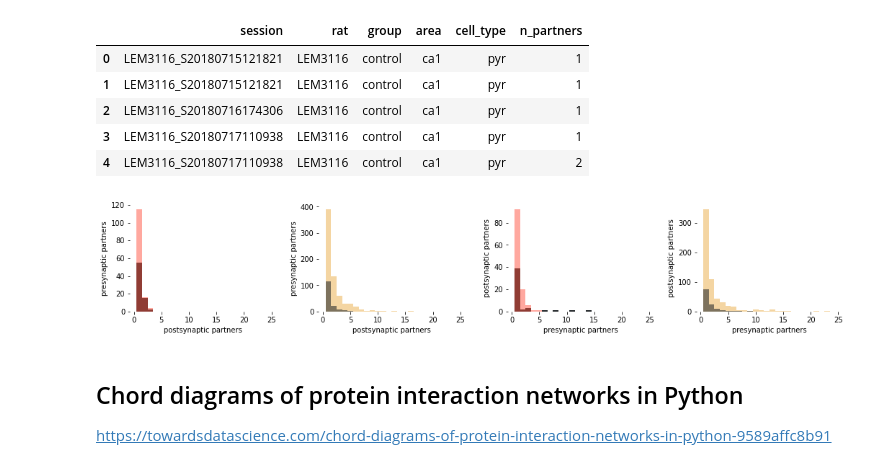
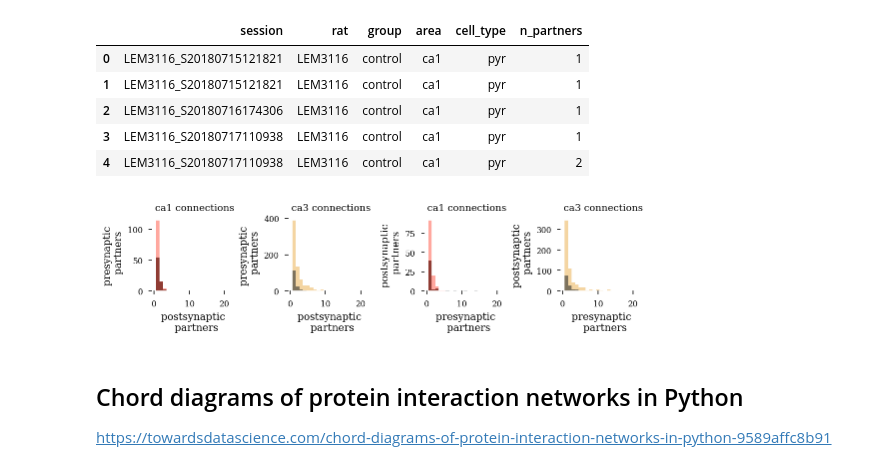
Before and after one commit to ryanharvey1/cell_assembly_replay, a Jupyter notebook: notebooks/monosynaptic.ipynb, the cells around one changed output. Drawn from its saved outputs; the diff is of its cells as text; code cells hidden in the pictures.

```diff
--- a/notebooks/monosynaptic.ipynb
+++ b/notebooks/monosynaptic.ipynb
@@ -381,3 +381,20 @@ prop_df.to_csv(r'F:\Projects\PAE_PlaceCell\analysis\monosynaptic\post_processed\
 | 3 | LEM3116_S20180717203042 | LEM3116 | control | ca1 | 1.000000 | 10 |
 | 4 | LEM3116_S20180718184628 | LEM3116 | control | ca1 | 0.428571 | 7 |
 [figure]
+# %%
+tex_fonts = {
+#     # Use LaTeX to write all text
+#     "text.usetex": True,
+    "font.family": "serif",
+    # Use 10pt font in plots, to match 10pt font in document
+    "axes.labelsize": 10,
+    "font.size": 10,
+    # Make the legend/label fonts a little smaller
+    "legend.fontsize": 8,
+    "xtick.labelsize": 8,
+    "ytick.labelsize": 8
+}
+plt.style.use('seaborn-paper')
+plt.rcParams.update(tex_fonts)
+
+%config InlineBackend.figure_format = 'retina'
@@ -463,33 +568,48 @@ display(post_df.head())
 pre_df.to_csv(r'F:\Projects\PAE_PlaceCell\analysis\monosynaptic\post_processed\pre_df.csv')
 post_df.to_csv(r'F:\Projects\PAE_PlaceCell\analysis\monosynaptic\post_processed\post_df.csv')
 # %%
-fig, axs = plt.subplots(1,4, figsize=functions.set_size('thesis', fraction=3, subplots=(1, 4)), edgecolor='k')
-fig.subplots_adjust(hspace = 0, wspace=.3)
+pre_df = pd.read_csv(r'F:\Projects\PAE_PlaceCell\analysis\monosynaptic\post_processed\pre_df.csv')
+post_df = pd.read_csv(r'F:\Projects\PAE_PlaceCell\analysis\monosynaptic\post_processed\post_df.csv')
+
+fig, axs = plt.subplots(1,4, figsize=functions.set_size('thesis', fraction=1.5, subplots=(1, 4)), edgecolor='k')
+fig.subplots_adjust(hspace = 0, wspace=.6)
 axs = axs.ravel()
 
-axs[0].hist(post_df.n_partners[(post_df.group == 'control') & (post_df.area == 'ca1')],bins=np.arange(.5,25),color=group_colors['controlca1'])
-axs[0].hist(post_df.n_partners[(post_df.group == 'pae') & (post_df.area == 'ca1')],bins=np.arange(.5,25),color=group_colors['paeca1'],alpha=.5)
-axs[0].set_xlabel('postsynaptic partners')
-axs[0].set_ylabel('presynaptic partners')
+bins = np.arange(.5,23)
+# bins = np.logspace(np.log(bins[0]),np.log(bins[-1]),len(bins))
 
-axs[1].hist(post_df.n_partners[(post_df.group == 'control') & (post_df.area == 'ca3')],bins=np.arange(.5,25),color=group_colors['controlca3'])
-axs[1].hist(post_df.n_partners[(post_df.group == 'pae') & (post_df.area == 'ca3')],bins=np.arange(.5,25),color=group_colors['paeca3'],alpha=.5)
-axs[1].set_xlabel('postsynaptic partners')
-axs[1].set_ylabel('presynaptic partners')
+axs[0].hist(post_df.n_partners[(post_df.group == 'control') & (post_df.area == 'ca1')],bins=bins,color=group_colors['controlca1'])
+axs[0].hist(post_df.n_partners[(post_df.group == 'pae') & (post_df.area == 'ca1')],bins=bins,color=group_colors['paeca1'],alpha=.5)
+axs[0].set_xlabel('postsynaptic \n partners')
+axs[0].set_ylabel('presynaptic \n partners')
 
-axs[2].hist(pre_df.n_partners[(pre_df.group == 'control') & (pre_df.area == 'ca1')],bins=np.arange(.5,25),color=group_colors['controlca1'])
-axs[2].hist(pre_df.n_partners[(pre_df.group == 'pae') & (pre_df.area == 'ca1')],bins=np.arange(.5,25),color=group_colors['paeca1'],alpha=.5)
-axs[2].set_ylabel('postsynaptic partners')
-axs[2].set_xlabel('presynaptic partners')
+axs[1].hist(post_df.n_partners[(post_df.group == 'control') & (post_df.area == 'ca3')],bins=np.arange(.5,23),color=group_colors['controlca3'])
+axs[1].hist(post_df.n_partners[(post_df.group == 'pae') & (post_df.area == 'ca3')],bins=np.arange(.5,23),color=group_colors['paeca3'],alpha=.5)
+axs[1].set_xlabel('postsynaptic \n partners')
+axs[1].set_ylabel('presynaptic \n partners')
 
-axs[3].hist(pre_df.n_partners[(pre_df.group == 'control') & (pre_df.area == 'ca3')],bins=np.arange(.5,25),color=group_colors['controlca3'])
-axs[3].hist(pre_df.n_partners[(pre_df.group == 'pae') & (pre_df.area == 'ca3')],bins=np.arange(.5,25),color=group_colors['paeca3'],alpha=.5)
-axs[3].set_ylabel('postsynaptic partners')
-axs[3].set_xlabel('presynaptic partners')
+axs[2].hist(pre_df.n_partners[(pre_df.group == 'control') & (pre_df.area == 'ca1')],bins=np.arange(.5,23),color=group_colors['controlca1'])
+axs[2].hist(pre_df.n_partners[(pre_df.group == 'pae') & (pre_df.area == 'ca1')],bins=np.arange(.5,23),color=group_colors['paeca1'],alpha=.5)
+axs[2].set_ylabel('postsynaptic \n partners')
+axs[2].set_xlabel('presynaptic \n partners')
+
+axs[3].hist(pre_df.n_partners[(pre_df.group == 'control') & (pre_df.area == 'ca3')],bins=np.arange(.5,23),color=group_colors['controlca3'])
+axs[3].hist(pre_df.n_partners[(pre_df.group == 'pae') & (pre_df.area == 'ca3')],bins=np.arange(.5,23),color=group_colors['paeca3'],alpha=.5)
+axs[3].set_ylabel('postsynaptic \n partners')
+axs[3].set_xlabel('presynaptic \n partners')
 
 sns.despine(trim=True, left=True, bottom=True)
+
+axs[0].set_title('ca1 connections')
+axs[1].set_title('ca3 connections')
+axs[2].set_title('ca1 connections')
+axs[3].set_title('ca3 connections')
+
+# axs[0].set_xscale('log')
+
+plt.savefig(os.path.join(fig_save_path,'n_partners.svg'),dpi=300,bbox_inches='tight')
 # %% [output]
-[figure, old version]
+[figure, new version]
 # %% [markdown]
 ## Chord diagrams of protein interaction networks in Python
 
```
Also changed, not shown: parts of 1 cell of this notebook, 1 other file.
